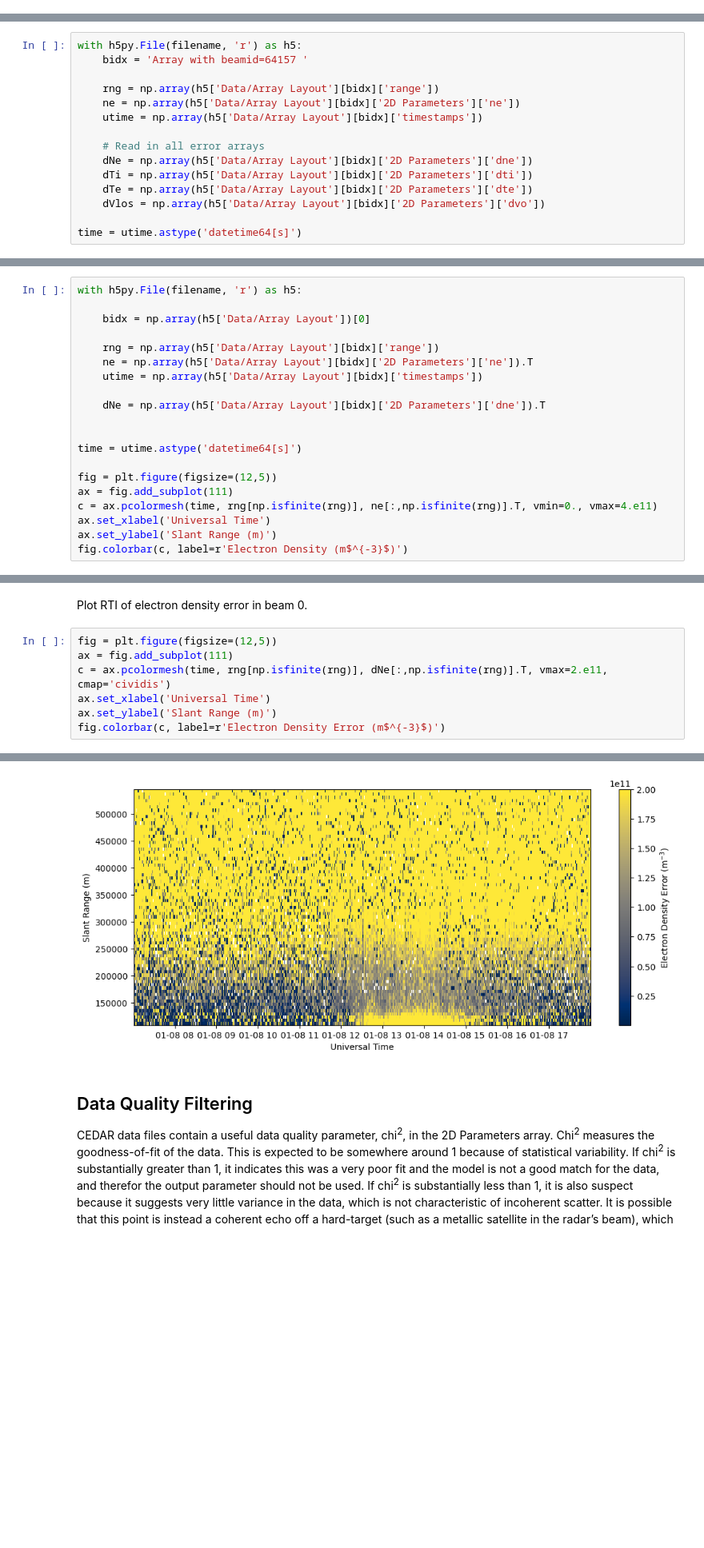
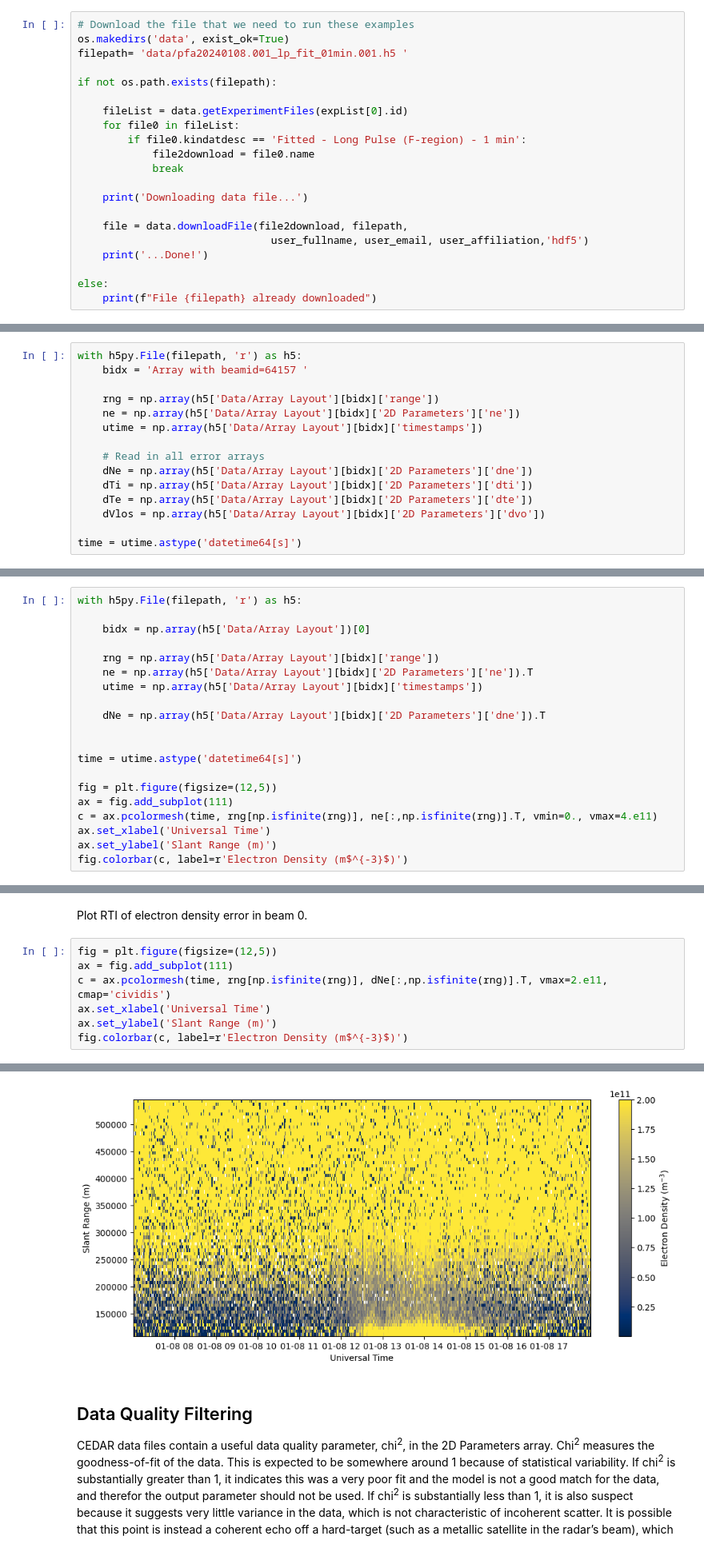
Before and after one commit to amisr/amisr_user_manual, a Jupyter notebook: errors_madrigal.ipynb, the cells around one changed output, grey strips where cells are left out. Shown at 80% size. Drawn from its saved outputs; the diff is of its cells as text; blank space fills up the shorter version.

```diff
--- a/errors_madrigal.ipynb
+++ b/errors_madrigal.ipynb
@@ -26,0 +70,21 @@ if not os.path.exists(filename):
+# %%
+# Download the file that we need to run these examples
+os.makedirs('data', exist_ok=True)
+filepath= 'data/pfa20240108.001_lp_fit_01min.001.h5 '
+
+if not os.path.exists(filepath):
+
+    fileList = data.getExperimentFiles(expList[0].id)
+    for file0 in fileList:
+        if file0.kindatdesc == 'Fitted - Long Pulse (F-region) - 1 min':
+            file2download = file0.name
+            break
+
+    print('Downloading data file...')
+
+    file = data.downloadFile(file2download, filepath,
+                               user_fullname, user_email, user_affiliation,'hdf5')
+    print('...Done!')
+
+else:
+    print(f"File {filepath} already downloaded")
@@ -28,7 +94,7 @@ if not os.path.exists(filename):
 ## Error Fields
 Errors for all parameters can be found in the 2D Parameters array.
 # %%
-with h5py.File(filename, 'r') as h5:
+with h5py.File(filepath, 'r') as h5:
     bidx = 'Array with beamid=64157 '
 
     rng = np.array(h5['Data/Array Layout'][bidx]['range'])
@@ -45,7 +111,7 @@ time = utime.astype('datetime64[s]')
 # %% [markdown]
 Plot RTI of electron density in beam 0.
 # %%
-with h5py.File(filename, 'r') as h5:
+with h5py.File(filepath, 'r') as h5:
 
     bidx = np.array(h5['Data/Array Layout'])[0]
 
@@ -72,13 +138,13 @@ Plot RTI of electron density error in beam 0.
 # %%
 fig = plt.figure(figsize=(12,5))
 ax = fig.add_subplot(111)
 c = ax.pcolormesh(time, rng[np.isfinite(rng)], dNe[:,np.isfinite(rng)].T, vmax=2.e11, cmap='cividis')
 ax.set_xlabel('Universal Time')
 ax.set_ylabel('Slant Range (m)')
-fig.colorbar(c, label=r'Electron Density Error (m$^{-3}$)')
+fig.colorbar(c, label=r'Electron Density (m$^{-3}$)')
 # %% [output]
 <matplotlib.colorbar.Colorbar at 0x...>
-[figure, old version]
+[figure, new version]
 # %% [markdown]
 ## Data Quality Filtering
 CEDAR data files contain a useful data quality parameter, chi<sup>2</sup>,  in the 2D Parameters array. Chi<sup>2</sup> measures the goodness-of-fit of the data. This is expected to be somewhere around 1 because of statistical variability. If chi<sup>2</sup> is substantially greater than 1, it indicates this was a very poor fit and the model is not a good match for the data, and therefor the output parameter should not be used. If chi<sup>2</sup> is substantially less than 1, it is also suspect because it suggests very little variance in the data, which is not characteristic of incoherent scatter. It is possible that this point is instead a coherent echo off a hard-target (such as a metallic satellite in the radar’s beam), which erroneously looks like a very high density value with a very low error. A reasonable value for chi<sup>2</sup> is between 0.1 - 10 for most situations.
```
Also changed, not shown: parts of 7 cells of this notebook, 6 other files.
